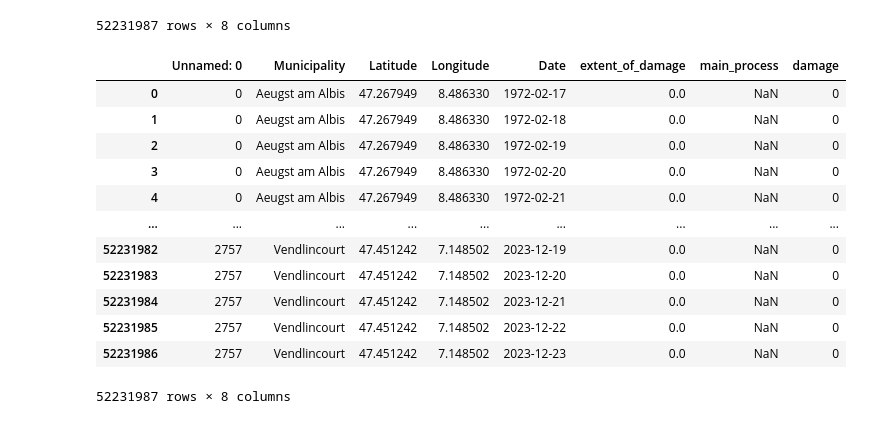
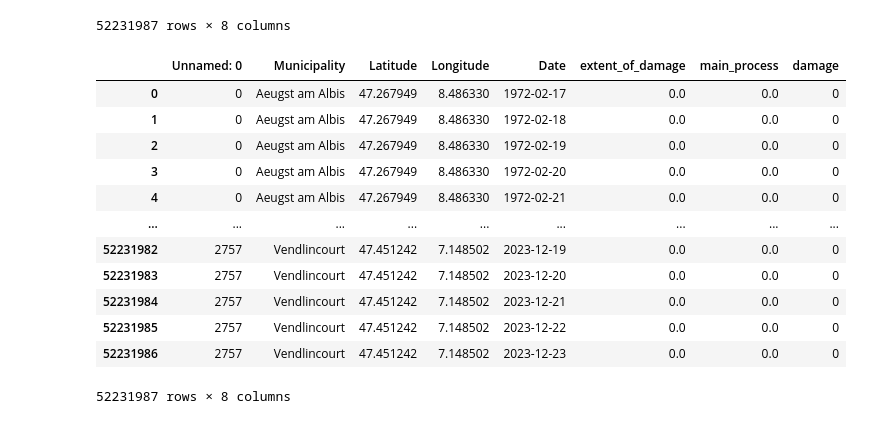
Before and after one commit to stormmind-ch/ai, a Jupyter notebook: data_engineering/jupyter_notebooks/adding_no_damage_data.ipynb, the cells around one changed output. Cells and saved outputs as stored; diff of their text form; code cells hidden in the pictures.

```diff
--- a/data_engineering/jupyter_notebooks/adding_no_damage_data.ipynb
+++ b/data_engineering/jupyter_notebooks/adding_no_damage_data.ipynb
@@ -75,7 +75,7 @@ df_dates
 | 18937 | 2023-12-23 |
 18938 rows × 1 columns
 # %%
-df_munuicipalities = pd.read_csv('/Users/nilsgamperli/PycharmProjects/StormMind/data_engineering/Data/municipalities/municipality_coordinates.csv')
+df_munuicipalities = pd.read_csv('../Data/municipalities/municipality_coordinates.csv')
 # %%
 all_combinations = df_munuicipalities.merge(df_dates, how='cross')
 # %%
@@ -215,21 +215,21 @@ df_damages_with_municipality_date_comb
 # %%
 df_damages_with_municipality_date_comb['damage'] = df_damages_with_municipality_date_comb['damage'].fillna(0)
 df_damages_with_municipality_date_comb['extent_of_damage'] = df_damages_with_municipality_date_comb['extent_of_damage'].fillna(0)
+df_damages_with_municipality_date_comb['main_process'] = df_damages_with_municipality_date_comb['main_process'].fillna(0)
-# %% [output]
-|  | Unnamed: 0 | Municipality | Latitude | Longitude | Date | extent_of_damage | main_process | damage |
-| 0 | 0 | Aeugst am Albis | 47.267949 | 8.486330 | 1972-02-17 | 0.0 | NaN | 0 |
-| 1 | 0 | Aeugst am Albis | 47.267949 | 8.486330 | 1972-02-18 | 0.0 | NaN | 0 |
-| 2 | 0 | Aeugst am Albis | 47.267949 | 8.486330 | 1972-02-19 | 0.0 | NaN | 0 |
-| 3 | 0 | Aeugst am Albis | 47.267949 | 8.486330 | 1972-02-20 | 0.0 | NaN | 0 |
-| 4 | 0 | Aeugst am Albis | 47.267949 | 8.486330 | 1972-02-21 | 0.0 | NaN | 0 |
-| ... | ... | ... | ... | ... | ... | ... | ... | ... |
-| 52231982 | 2757 | Vendlincourt | 47.451242 | 7.148502 | 2023-12-19 | 0.0 | NaN | 0 |
-| 52231983 | 2757 | Vendlincourt | 47.451242 | 7.148502 | 2023-12-20 | 0.0 | NaN | 0 |
-| 52231984 | 2757 | Vendlincourt | 47.451242 | 7.148502 | 2023-12-21 | 0.0 | NaN | 0 |
-| 52231985 | 2757 | Vendlincourt | 47.451242 | 7.148502 | 2023-12-22 | 0.0 | NaN | 0 |
-| 52231986 | 2757 | Vendlincourt | 47.451242 | 7.148502 | 2023-12-23 | 0.0 | NaN | 0 |
-52231987 rows × 8 columns
 # %%
-# if no damage, main process = 3
-df_damages_with_municipality_date_comb['main_process'] = df_damages_with_municipality_date_comb['main_process'].fillna(3)
+df_damages_with_municipality_date_comb
+# %% [output]
+|  | Unnamed: 0 | Municipality | Latitude | Longitude | Date | extent_of_damage | main_process | damage |
+| 0 | 0 | Aeugst am Albis | 47.267949 | 8.486330 | 1972-02-17 | 0.0 | 0.0 | 0 |
+| 1 | 0 | Aeugst am Albis | 47.267949 | 8.486330 | 1972-02-18 | 0.0 | 0.0 | 0 |
+| 2 | 0 | Aeugst am Albis | 47.267949 | 8.486330 | 1972-02-19 | 0.0 | 0.0 | 0 |
+| 3 | 0 | Aeugst am Albis | 47.267949 | 8.486330 | 1972-02-20 | 0.0 | 0.0 | 0 |
+| 4 | 0 | Aeugst am Albis | 47.267949 | 8.486330 | 1972-02-21 | 0.0 | 0.0 | 0 |
+| ... | ... | ... | ... | ... | ... | ... | ... | ... |
+| 52231982 | 2757 | Vendlincourt | 47.451242 | 7.148502 | 2023-12-19 | 0.0 | 0.0 | 0 |
+| 52231983 | 2757 | Vendlincourt | 47.451242 | 7.148502 | 2023-12-20 | 0.0 | 0.0 | 0 |
+| 52231984 | 2757 | Vendlincourt | 47.451242 | 7.148502 | 2023-12-21 | 0.0 | 0.0 | 0 |
+| 52231985 | 2757 | Vendlincourt | 47.451242 | 7.148502 | 2023-12-22 | 0.0 | 0.0 | 0 |
+| 52231986 | 2757 | Vendlincourt | 47.451242 | 7.148502 | 2023-12-23 | 0.0 | 0.0 | 0 |
+52231987 rows × 8 columns
 # %%
```
Also changed, not shown: parts of 4 cells of this notebook.
